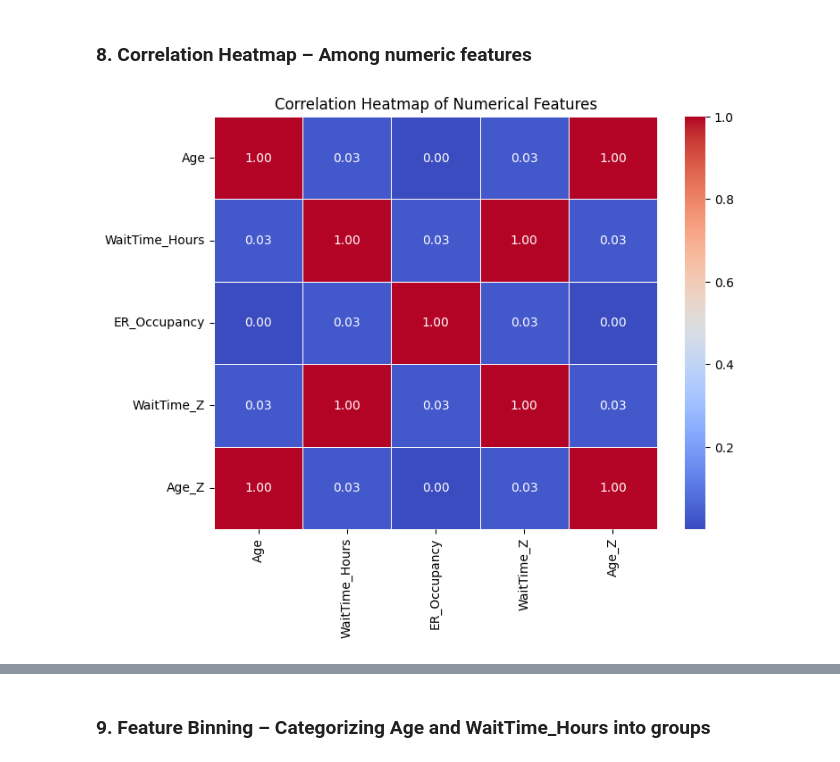
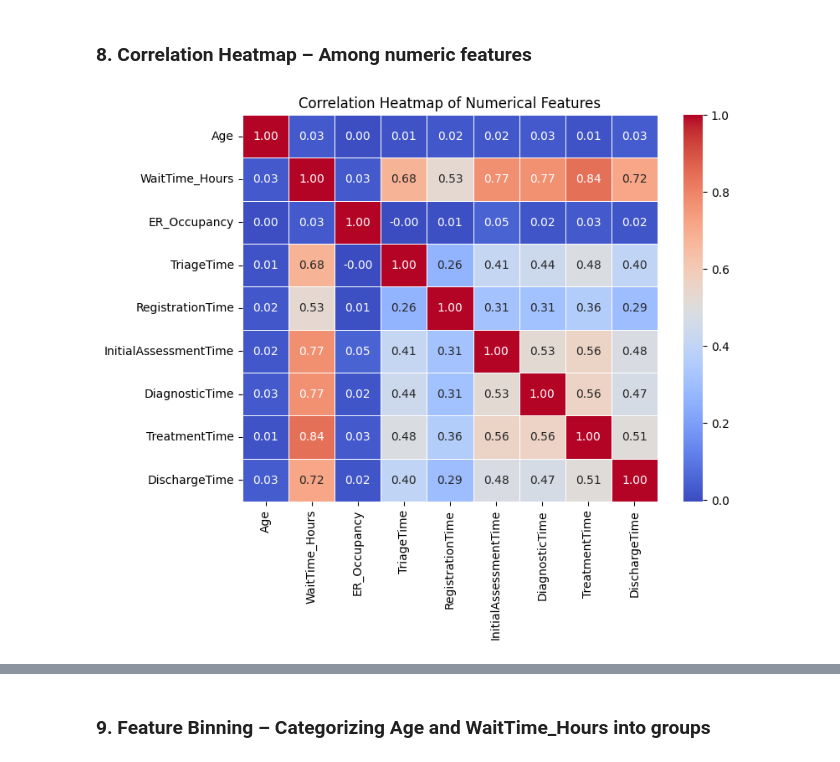
Before and after one commit to priyankachiti/CSCN8040_Group7, a Jupyter notebook: notebooks/ER_Wait_Times_Ontario.ipynb, the cells around one changed output, grey strips where cells are left out. Drawn from its saved outputs; the diff is of its cells as text; code cells hidden in the pictures.

```diff
--- a/notebooks/ER_Wait_Times_Ontario.ipynb
+++ b/notebooks/ER_Wait_Times_Ontario.ipynb
@@ -30,5 +33,5 @@ from scipy.stats import zscore
 ## **Load and display the dataset**
 # %%
 # Load the dataset
-file_path = "./er_wait_times_ontario_updated.csv"
+file_path = "../data/er_wait_times_ontario_updated_region_with_stages.csv"
 df = pd.read_csv(file_path)
@@ -307,14 +374,17 @@ display(top10_hospitals)
 # %%
 # Select only numeric columns
 numeric_df = df.select_dtypes(include=['int64', 'float64'])
+
+# drop waittime
+numeric_df = numeric_df.drop(columns=['WaitTime_Z', 'Age_Z'])
 
 # Compute correlation matrix
 correlation_matrix = numeric_df.corr()
 
 # Plot the heatmap
 plt.figure(figsize=(8, 6))
 sns.heatmap(correlation_matrix, annot=True, fmt='.2f', cmap='coolwarm', linewidths=0.5)
 plt.title('Correlation Heatmap of Numerical Features')
 plt.show()
 # %% [output]
-[figure, old version]
+[figure, new version]
```
Also changed, not shown: parts of 39 cells of this notebook, 3 other files.
